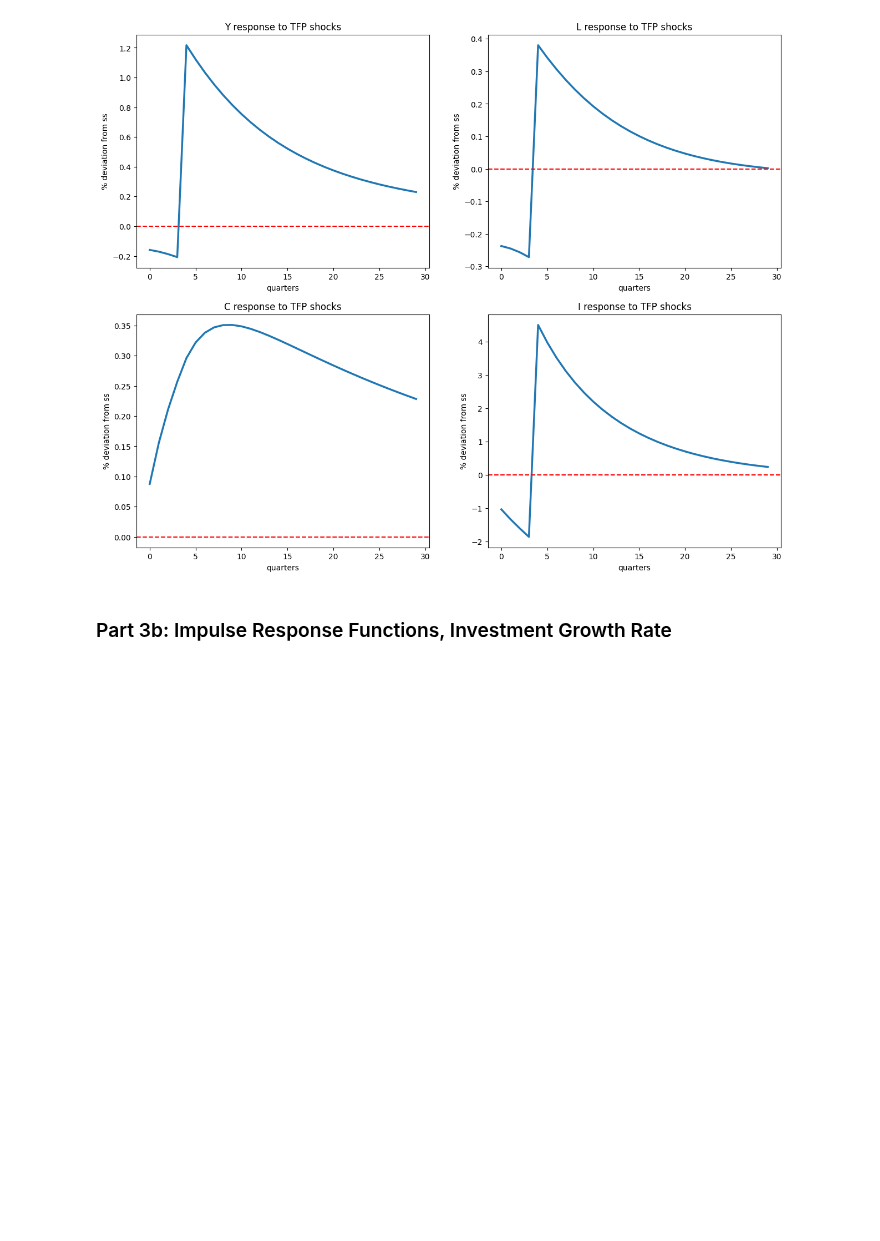
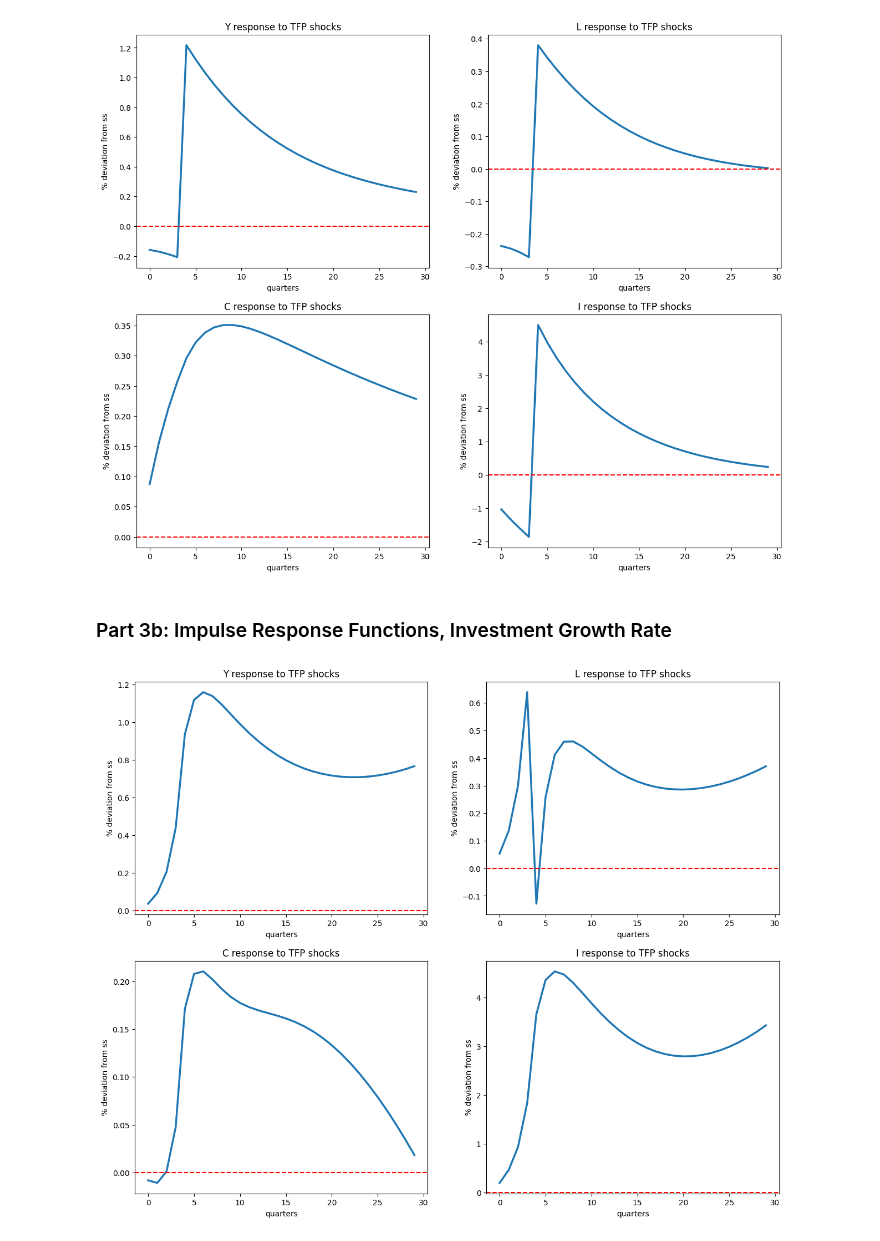
Before and after one commit to sthau/econ-212, a Jupyter notebook: macro_2/macro_2.ipynb, the cells around one changed output. Cells and saved outputs as stored; diff of their text form; code cells hidden in the pictures; blank space fills up the shorter version.

Commit message:
Part 2c is kind of working?
Plots have right general shape, but the vertical axis is off.

```diff
--- a/macro_2/macro_2.ipynb
+++ b/macro_2/macro_2.ipynb
@@ -183,0 +230,35 @@ plt.show()
+# %%
+rbc_2c = create_model([household_invest, household_consumption, mu_solve, firm, mkt_clearing, Z_process],
+                      name="RBC_2_2c")
+
+calibration = {"Z": 1., "eis": EIS, "frisch": Frisch, "alpha": 0.33, "epsilon": 0., "epsilon_news": 0., "rho": rho,
+               "delta" : 0.02, "b": b, "beta" : 0.99, "phi": phi, "kappa": kappa, "eta": eta}
+unknowns_ss = {"K": 10., "L" : 0.33, "C": 1., "Y": .5}
+targets_ss = {"goods_mkt": 0., "walras": 0., "C_eq": 0., "n_eq": 0.}
+
+ss_2c = rbc_2c.solve_steady_state(calibration, unknowns_ss, targets_ss, solver="hybr")
+
+inputs_2c = {"epsilon", "epsilon_news"}
+unknowns_2c = {"K","L","Z","C"}
+targets_2c = {"goods_mkt", "epsilon_target", "C_eq", "n_eq"}
+
+G_2c = rbc_2c.solve_jacobian(ss_2c, unknowns_2c, targets_2c, inputs_2c, T=T)
+# %%
+plt.figure(figsize=(15, 12))
+plt.subplots_adjust(hspace=0.2)
+
+for i in range(len(VAR_LIST)):
+    var = VAR_LIST[i]
+    dVal = 100 * G_2c[var]['epsilon_news'] @ deps_news / ss_2c[var]
+
+    ax = plt.subplot(2, 2, i + 1)
+
+    ax.plot(dVal[:30], linewidth=2.5)
+    ax.axhline(y = 0, linestyle = "--", color = "r")
+    ax.set_title(f'{var} response to TFP shocks')
+    ax.set_ylabel('% deviation from ss')
+    ax.set_xlabel('quarters')
+
+plt.show()
+# %% [output]
+[figure, added]
```
Also changed, not shown: parts of 1 cell of this notebook.
